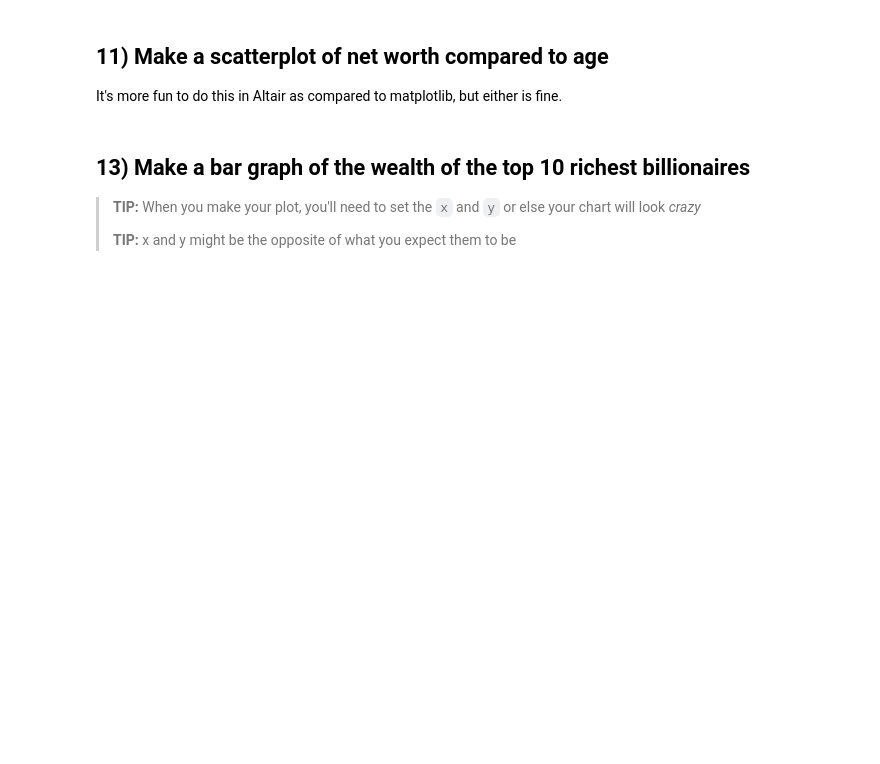
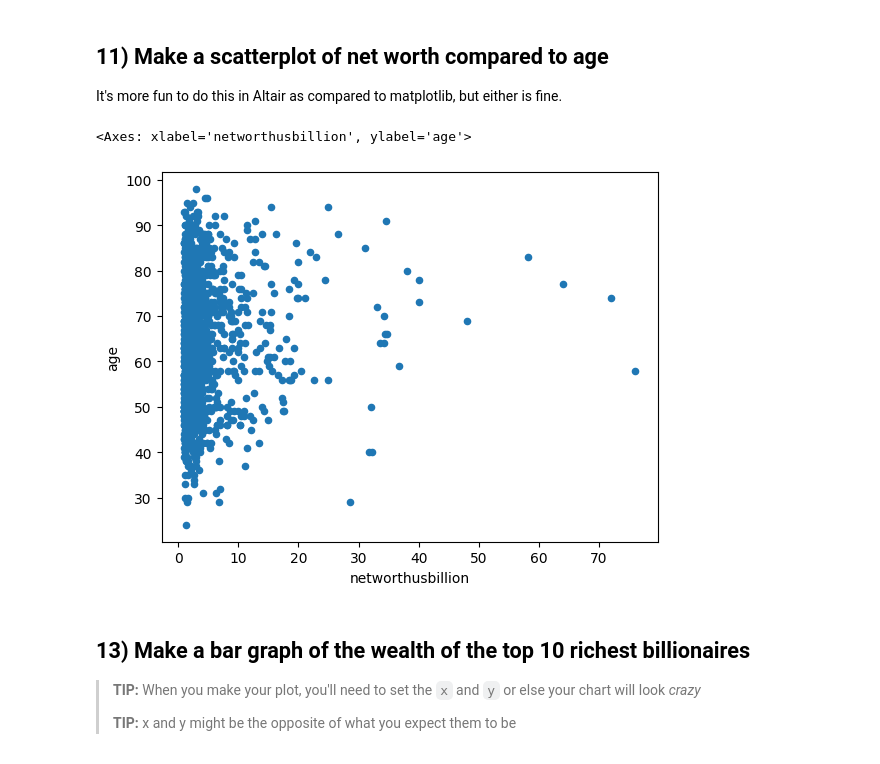
Before and after one commit to sabinahung/pandas_queries, a Jupyter notebook: 02-Billionaires.ipynb, the cells around one changed output. Drawn from its saved outputs; the diff is of its cells as text; code cells hidden in the pictures; blank space fills up the shorter version.

```diff
--- a/02-Billionaires.ipynb
+++ b/02-Billionaires.ipynb
@@ -202,6 +253,11 @@ I am **not** asking which country has the most billionaires - this is **total am
 ## 11) Make a scatterplot of net worth compared to age
 
 It's more fun to do this in Altair as compared to matplotlib, but either is fine.
+# %%
+df.plot(y='age', x='networthusbillion',kind='scatter')
+# %% [output]
+<Axes: xlabel='networthusbillion', ylabel='age'>
+[figure, added]
 # %% [markdown]
 ## 13) Make a bar graph of the wealth of the top 10 richest billionaires
 
```
Also changed, not shown: parts of 9 cells of this notebook.
